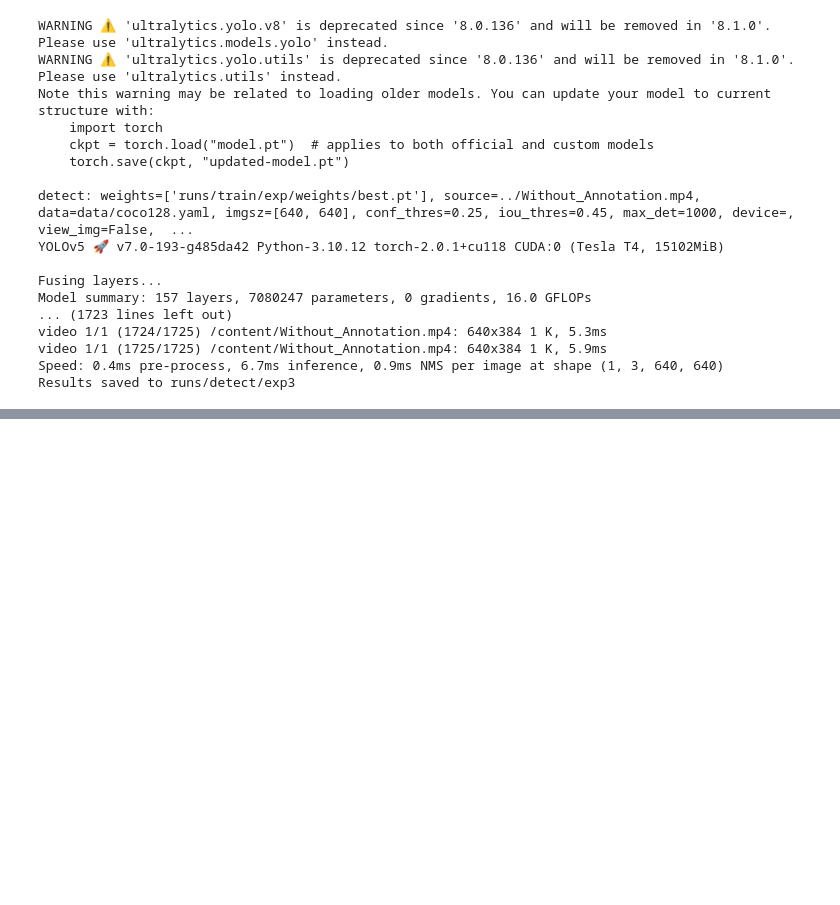
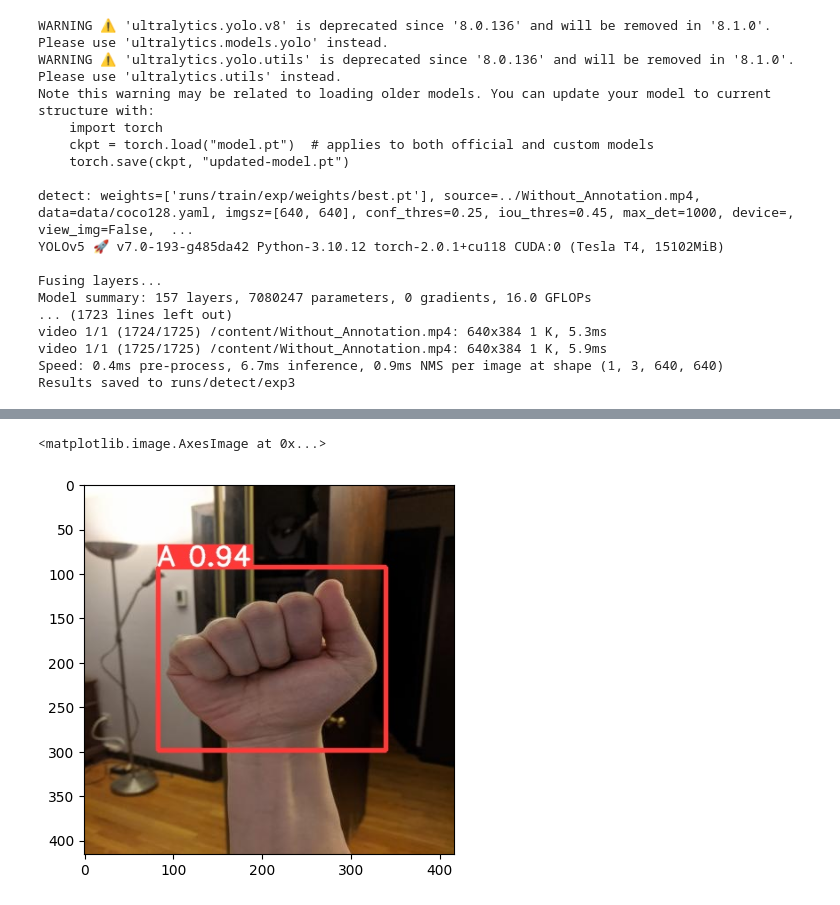
Before and after one commit to Advaitgaur004/sign-Language-Recognition, a Jupyter notebook: yolov5.ipynb, the cells around one changed output, grey strips where cells are left out. Cells and saved outputs as stored; diff of their text form; code cells hidden in the pictures; blank space fills up the shorter version.

```diff
--- a/yolov5.ipynb
+++ b/yolov5.ipynb
@@ -95,0 +106,7 @@ Results saved to runs/detect/exp3
+# %%
+img=cv2.imread('/content/yolov5/runs/detect/exp/A22_jpg.rf.f02ad8558ce1c88213b4f83c0bc66bc8.jpg')
+img = cv2.cvtColor(img, cv2.COLOR_BGR2RGB)
+plt.imshow(img)
+# %% [output]
+<matplotlib.image.AxesImage at 0x...>
+[figure, added]
```
Also changed, not shown: parts of 2 cells of this notebook.
